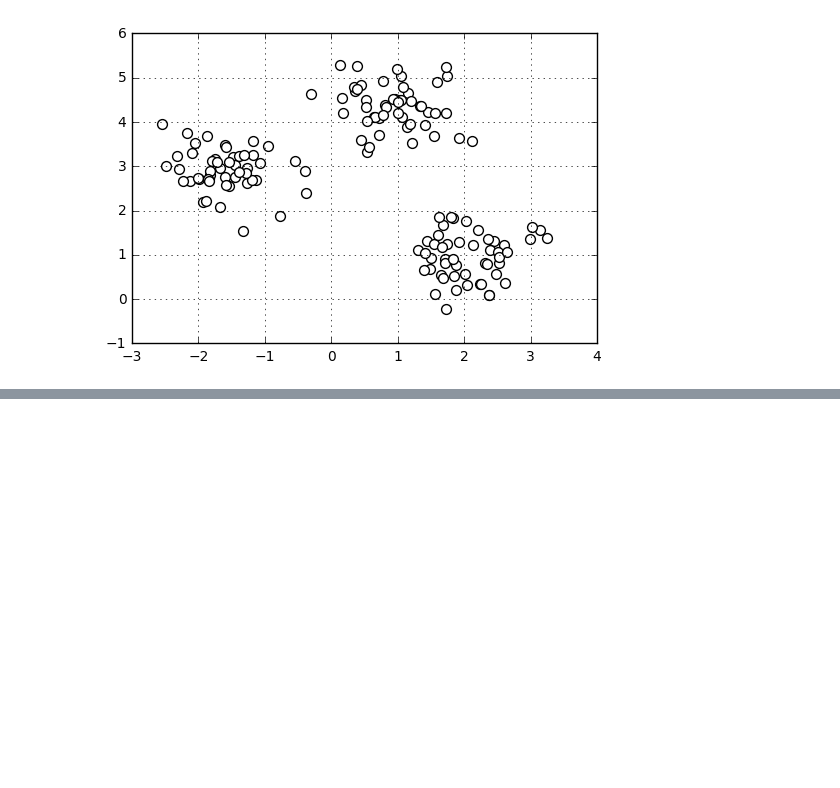
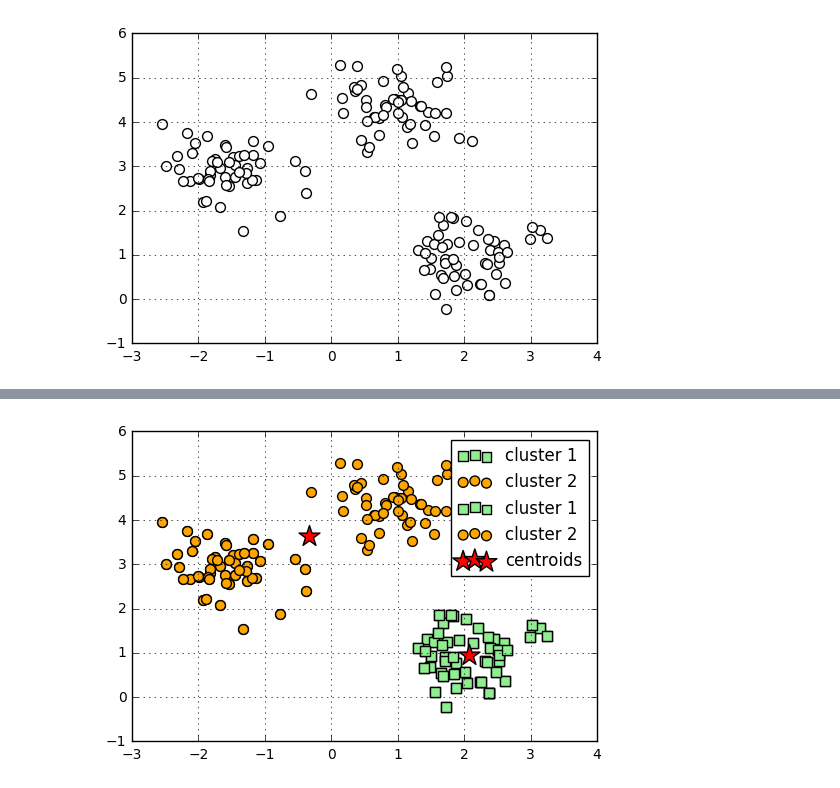
Before and after one commit to ishii0514/python_machine_learning, a Jupyter notebook: chap11/11.1_k-means.ipynb, the cells around one changed output, grey strips where cells are left out. Cells and saved outputs as stored; diff of their text form; code cells hidden in the pictures; blank space fills up the shorter version.

```diff
--- a/chap11/11.1_k-means.ipynb
+++ b/chap11/11.1_k-means.ipynb
@@ -26,0 +115,31 @@ y_km = km.fit_predict(X)
+# %%
+km = KMeans(n_clusters=2,
+            init='k-means++',
+            n_init=10,
+            max_iter=300,
+            tol=1e-04,
+            random_state=0)
+y_km = km.fit_predict(X)
+plt.scatter(X[y_km==0,0],
+           X[y_km==0, 1],
+           s=50,
+           c='lightgreen',
+           marker='s',
+           label='cluster 1')
+plt.scatter(X[y_km==1,0],
+           X[y_km==1, 1],
+           s=50,
+           c='orange',
+           marker='o',
+           label='cluster 2')
+plt.scatter(km.cluster_centers_[:,0],
+           km.cluster_centers_[:,1],
+           s=250,
+           c='red',
+           marker='*',
+           label='centroids')
+plt.legend()
+plt.grid()
+plt.show()
+# %% [output]
+[figure, added]
```
Also changed, not shown: parts of 5 cells of this notebook, 1 other file.
